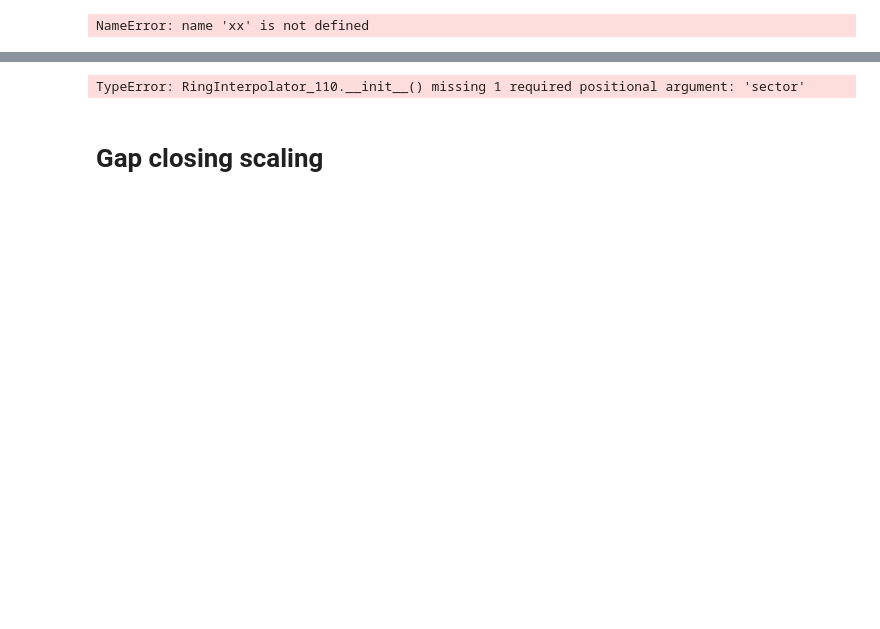
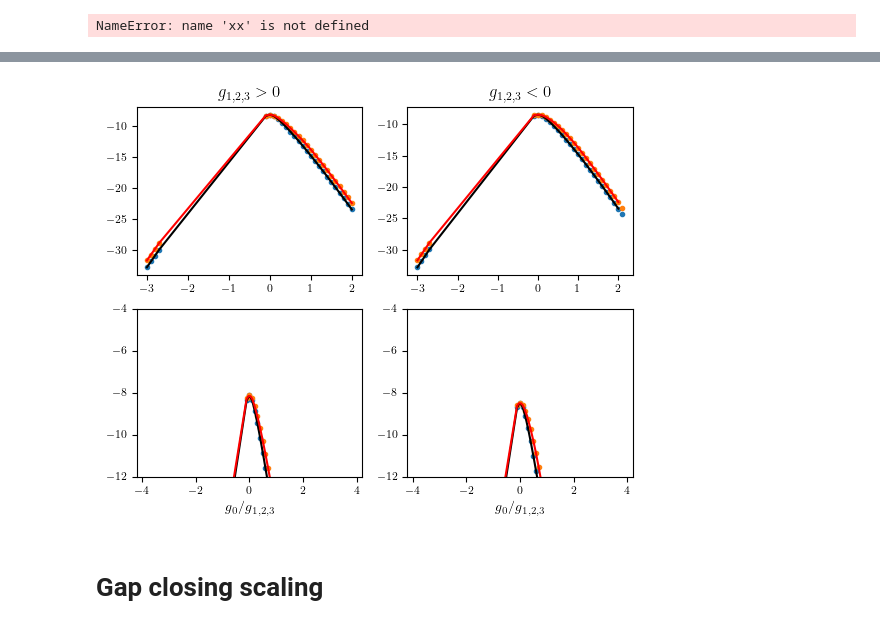
Before and after one commit to Spuriosity1/qsi_subspace_ED, a Jupyter notebook: scripts/process_field.ipynb, the cells around one changed output, grey strips where cells are left out. Cells and saved outputs as stored; diff of their text form; code cells hidden in the pictures; blank space fills up the shorter version.

```diff
--- a/scripts/process_field.ipynb
+++ b/scripts/process_field.ipynb
@@ -320,13 +323,13 @@ add_phasedia_boundaries(ax,jpm_arr, B_arr, [1,1,1], color='k',lw=1)
 # %%
 # rfi_110 = RingInterpolator_110(lats[0],(4,4,4,4),interpolation_f=LinearInterpolator )
 
 # rfi_110 = RingInterpolator_110(lats[1],(6,6,6,6),interpolation_f=LinearInterpolator )
 
-rfi_110 = RingInterpolator_110(lats[0],(9,9,8,10),interpolation_f=LinearInterpolator )
+rfi_110 = RingInterpolator_110(con, lats[0],sector=(9,9,10,8),interpolation_f=LinearInterpolator )
 
 plot_E_interp_quality(rfi_110)
 # %% [output]
-TypeError: RingInterpolator_110.__init__() missing 1 required positional argument: 'sector'
+[figure, added]
 # %%
 # FINAL PLOT
 
```
Also changed, not shown: parts of 5 cells of this notebook, 1 other file.
